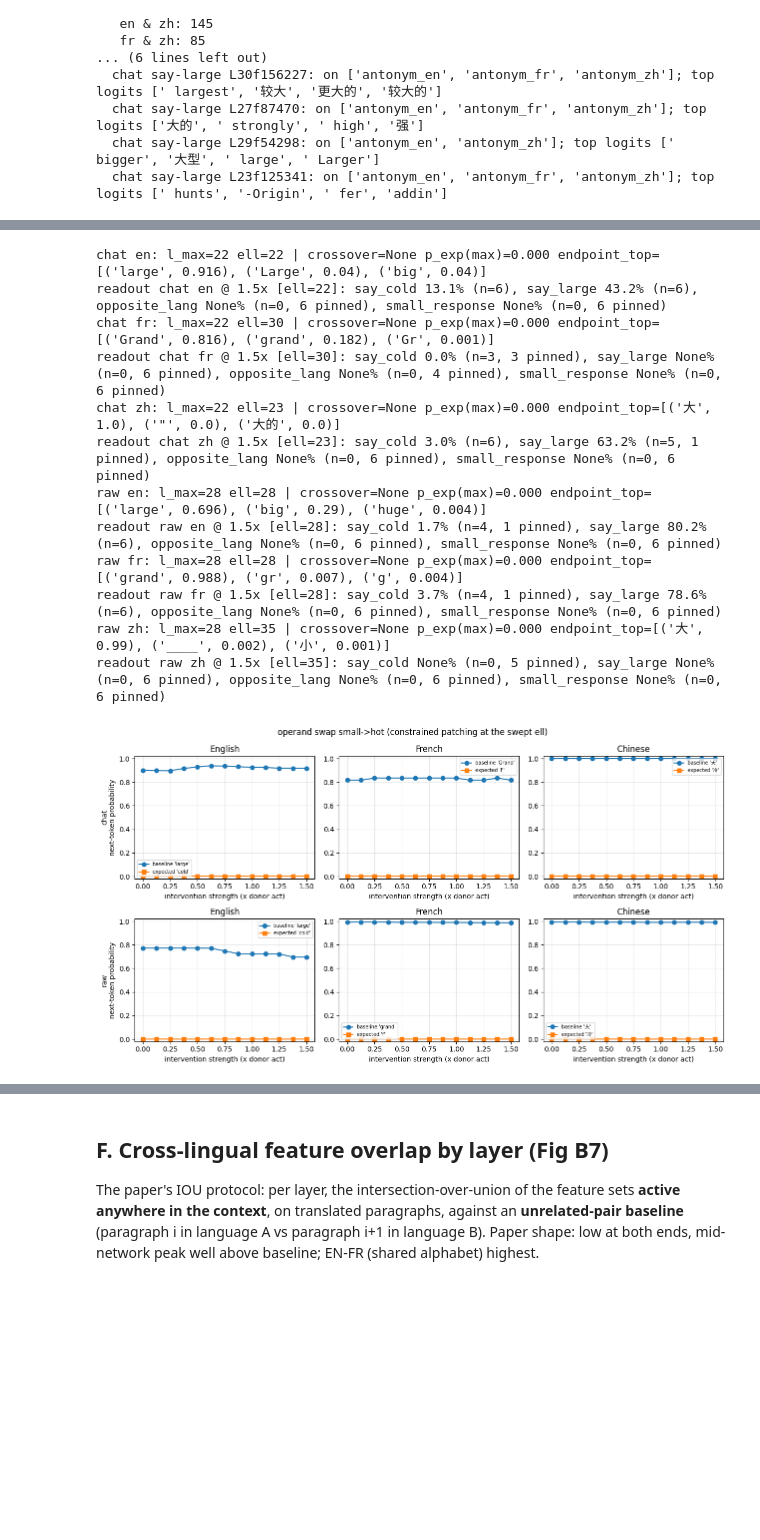
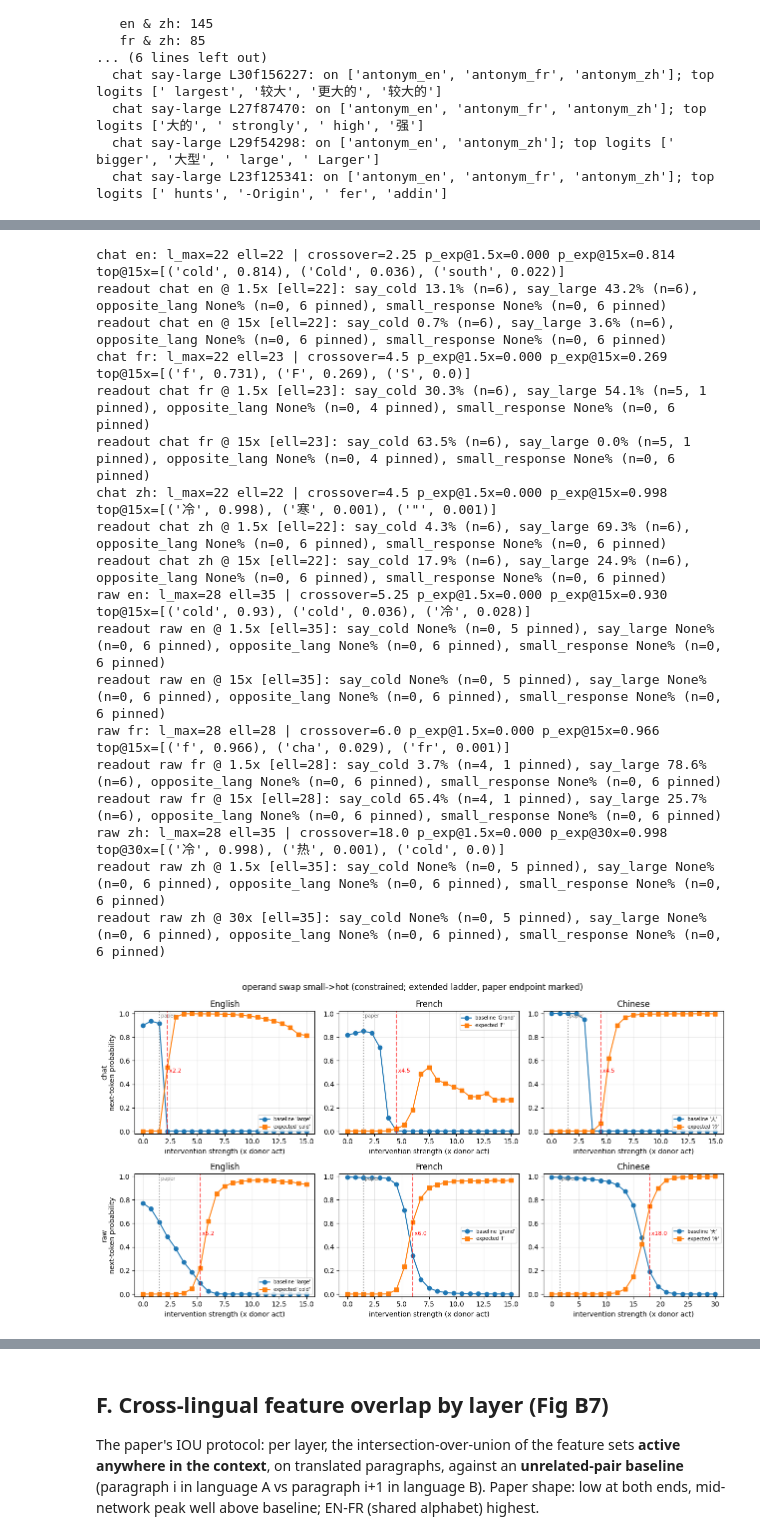
Before and after one commit to wdk0082/llm-circuits, a Jupyter notebook: notebooks/multilingual.ipynb, the cells around one changed output, grey strips where cells are left out. Drawn from its saved outputs; the diff is of its cells as text; code cells hidden in the pictures; blank space fills up the shorter version.

```diff
--- a/notebooks/multilingual.ipynb
+++ b/notebooks/multilingual.ipynb
@@ -505,6 +544,7 @@ L3–5), so `l_max = 22` and the say-cold / say-large readouts (L23+) sit above
 # %%
 kind = "operand"
-_, don_max = M.PAPER_SWAP_STRENGTHS[kind]
+_, don_paper = M.PAPER_SWAP_STRENGTHS[kind]  # 1.5 — the paper endpoint, an exact grid point
+N_STEPS = 21
 od_results, od_readouts = {}, {}
 for fmt in ("chat", "raw"):
     beh = behavior if fmt == "chat" else raw_behavior
@@ -512,6 +552,9 @@ for fmt in ("chat", "raw"):
     for lg in M.LANGS:
         rec = f"antonym_{lg}" if fmt == "chat" else f"raw_antonym_{lg}"
         opos = manifest["graphs"][rec]["operand_position"]
+        # v3.1: tenfold extension (0..15, step .75); the raw-zh hold-out gets twentyfold
+        # (0..30, step 1.5 — s=1.5 stays on-grid) per user decision 2026-07-12
+        ext = (-29.0, 30.0) if (fmt, lg) == ("raw", "zh") else (-14.0, 15.0)
         ivs_fn = M.swap_ivs_fn(
             SN[fmt]["small (multilingual)"],
             rec,
@@ -520,9 +563,10 @@ for fmt in ("chat", "raw"):
             donor_graph,
             [opos],
             kind=kind,
+            strengths=ext,
         )
         expected = beh["antonym_hot"][lg]["token_id"]
-        ell, curve = M.choose_swap_end_layer(model, tc, ids[rec], ivs_fn(don_max), expected)
+        ell, curve = M.choose_swap_end_layer(model, tc, ids[rec], ivs_fn(ext[1]), expected)
         r = M.supernode_swap_sweep(
             model,
             tc,
@@ -533,17 +577,22 @@ for fmt in ("chat", "raw"):
             baseline_token=beh["antonym"][lg]["token_id"],
             expected_token=expected,
             patch_end_layer=ell,
+            n_steps=N_STEPS,
+            strengths=ext,
         )
         r["l_max"] = curve.end_layers[0]
+        r["paper_endpoint"] = don_paper
         r["ell_curve"] = {
             "end_layers": curve.end_layers,
             "p_expected": [round(p, 4) for p in curve.probs],
         }
         r["operand_position"] = {int(opos): graphs[rec]["tokens"][opos]}
         od_results[f"{fmt}_{lg}"] = r
+        i_p = r["strengths"].index(don_paper)
         print(
             f"{fmt} {lg}: l_max={r['l_max']} ell={ell} | crossover={r['crossover']} "
-            f"p_exp(max)={max(r['p_expected']):.3f} endpoint_top={r['top_tokens'][-1][:3]}"
+            f"p_exp@{don_paper:g}x={r['p_expected'][i_p]:.3f} "
+            f"p_exp@{ext[1]:g}x={r['p_expected'][-1]:.3f} top@{ext[1]:g}x={r['top_tokens'][-1][:3]}"
         )
         ro = {
             "say_cold_pct_stored": (SN[fmt]["say cold (multilingual)"], donor_graph),
@@ -552,63 +601,73 @@ for fmt in ("chat", "raw"):
             "small_response_pct_baseline": (SN[fmt]["small (multilingual)"], None),
         }
         rl = M.readout_layers_above([sn for sn, _ in ro.values()], ell)
-        res = M.run_feature_intervention(
-            model,
-            tc,
-            ids[rec],
-            ivs_fn(don_max),
-            n_bos_tokens=M.N_BOS,
-            patch_end_layer=ell,
-            readout_layers=rl,
-        )
-        row = {
-            name: M.supernode_readout(
-                res, sn, rec, final_pos=fin[rec], ref_graph=rg, patch_end_layer=ell
+        for s in (don_paper, ext[1]):
+            res = M.run_feature_intervention(
+                model,
+                tc,
+                ids[rec],
+                ivs_fn(s),
+                n_bos_tokens=M.N_BOS,
+                patch_end_layer=ell,
+                readout_layers=rl,
             )
-            for name, (sn, rg) in ro.items()
-        }
-        od_readouts[f"{fmt}_{lg}@{don_max:g}x"] = row
-        M.print_readout_row(f"{fmt} {lg} @ {don_max:g}x [ell={ell}]", row)
+            row = {
+                name: M.supernode_readout(
+                    res, sn, rec, final_pos=fin[rec], ref_graph=rg, patch_end_layer=ell
+                )
+                for name, (sn, rg) in ro.items()
+            }
+            od_readouts[f"{fmt}_{lg}@{s:g}x"] = row
+            M.print_readout_row(f"{fmt} {lg} @ {s:g}x [ell={ell}]", row)
 
 fig, axes = plt.subplots(2, 3, figsize=(12.8, 7.0))
 for ri, fmt in enumerate(("chat", "raw")):
     beh = behavior if fmt == "chat" else raw_behavior
     token_strs = {
         lg: (
             tokenizer.decode([beh["antonym"][lg]["token_id"]]).strip(),
             tokenizer.decode([beh["antonym_hot"][lg]["token_id"]]).strip(),
         )
         for lg in M.LANGS
     }
     M.plot_swap_sweeps(
         {lg: od_results[f"{fmt}_{lg}"] for lg in M.LANGS},
         tokenizer,
         token_strs,
         title="",
         ax_row=axes[ri],
     )
+    for ax in axes[ri]:
+        ax.axvline(don_paper, color="grey", ls=":", alpha=0.8)
+        ax.text(don_paper, 1.0, " paper", color="grey", fontsize=7, va="top")
     axes[ri][0].set_ylabel(f"{fmt}\nnext-token probability")
-fig.suptitle("operand swap small->hot (constrained patching at the swept ell)")
+fig.suptitle("operand swap small->hot (constrained; extended ladder, paper endpoint marked)")
 fig.tight_layout()
 fig.savefig(OUT / "operand_sweep_constrained.png", dpi=130, bbox_inches="tight")
 plt.show()
 (OUT / "operand_results_constrained.json").write_text(
     json.dumps(od_results, indent=1, ensure_ascii=False, default=str)
 )
 (OUT / "operand_readouts_constrained.json").write_text(
     json.dumps(od_readouts, indent=1, ensure_ascii=False, default=str)
 )
 # %% [output]
-chat en: l_max=22 ell=22 | crossover=None p_exp(max)=0.000 endpoint_top=[('large', 0.916), ('Large', 0.04), ('big', 0.04)]
+chat en: l_max=22 ell=22 | crossover=2.25 p_exp@1.5x=0.000 p_exp@15x=0.814 top@15x=[('cold', 0.814), ('Cold', 0.036), ('south', 0.022)]
 readout chat en @ 1.5x [ell=22]: say_cold 13.1% (n=6), say_large 43.2% (n=6), opposite_lang None% (n=0, 6 pinned), small_response None% (n=0, 6 pinned)
-chat fr: l_max=22 ell=30 | crossover=None p_exp(max)=0.000 endpoint_top=[('Grand', 0.816), ('grand', 0.182), ('Gr', 0.001)]
-readout chat fr @ 1.5x [ell=30]: say_cold 0.0% (n=3, 3 pinned), say_large None% (n=0, 6 pinned), opposite_lang None% (n=0, 4 pinned), small_response None% (n=0, 6 pinned)
-chat zh: l_max=22 ell=23 | crossover=None p_exp(max)=0.000 endpoint_top=[('大', 1.0), ('"', 0.0), ('大的', 0.0)]
-readout chat zh @ 1.5x [ell=23]: say_cold 3.0% (n=6), say_large 63.2% (n=5, 1 pinned), opposite_lang None% (n=0, 6 pinned), small_response None% (n=0, 6 pinned)
-raw en: l_max=28 ell=28 | crossover=None p_exp(max)=0.000 endpoint_top=[('large', 0.696), ('big', 0.29), ('huge', 0.004)]
-readout raw en @ 1.5x [ell=28]: say_cold 1.7% (n=4, 1 pinned), say_large 80.2% (n=6), opposite_lang None% (n=0, 6 pinned), small_response None% (n=0, 6 pinned)
-raw fr: l_max=28 ell=28 | crossover=None p_exp(max)=0.000 endpoint_top=[('grand', 0.988), ('gr', 0.007), ('g', 0.004)]
+readout chat en @ 15x [ell=22]: say_cold 0.7% (n=6), say_large 3.6% (n=6), opposite_lang None% (n=0, 6 pinned), small_response None% (n=0, 6 pinned)
+chat fr: l_max=22 ell=23 | crossover=4.5 p_exp@1.5x=0.000 p_exp@15x=0.269 top@15x=[('f', 0.731), ('F', 0.269), ('S', 0.0)]
+readout chat fr @ 1.5x [ell=23]: say_cold 30.3% (n=6), say_large 54.1% (n=5, 1 pinned), opposite_lang None% (n=0, 4 pinned), small_response None% (n=0, 6 pinned)
+readout chat fr @ 15x [ell=23]: say_cold 63.5% (n=6), say_large 0.0% (n=5, 1 pinned), opposite_lang None% (n=0, 4 pinned), small_response None% (n=0, 6 pinned)
+chat zh: l_max=22 ell=22 | crossover=4.5 p_exp@1.5x=0.000 p_exp@15x=0.998 top@15x=[('冷', 0.998), ('寒', 0.001), ('"', 0.001)]
+readout chat zh @ 1.5x [ell=22]: say_cold 4.3% (n=6), say_large 69.3% (n=6), opposite_lang None% (n=0, 6 pinned), small_response None% (n=0, 6 pinned)
+readout chat zh @ 15x [ell=22]: say_cold 17.9% (n=6), say_large 24.9% (n=6), opposite_lang None% (n=0, 6 pinned), small_response None% (n=0, 6 pinned)
+raw en: l_max=28 ell=35 | crossover=5.25 p_exp@1.5x=0.000 p_exp@15x=0.930 top@15x=[('cold', 0.93), ('cold', 0.036), ('冷', 0.028)]
+readout raw en @ 1.5x [ell=35]: say_cold None% (n=0, 5 pinned), say_large None% (n=0, 6 pinned), opposite_lang None% (n=0, 6 pinned), small_response None% (n=0, 6 pinned)
+readout raw en @ 15x [ell=35]: say_cold None% (n=0, 5 pinned), say_large None% (n=0, 6 pinned), opposite_lang None% (n=0, 6 pinned), small_response None% (n=0, 6 pinned)
+raw fr: l_max=28 ell=28 | crossover=6.0 p_exp@1.5x=0.000 p_exp@15x=0.966 top@15x=[('f', 0.966), ('cha', 0.029), ('fr', 0.001)]
 readout raw fr @ 1.5x [ell=28]: say_cold 3.7% (n=4, 1 pinned), say_large 78.6% (n=6), opposite_lang None% (n=0, 6 pinned), small_response None% (n=0, 6 pinned)
-raw zh: l_max=28 ell=35 | crossover=None p_exp(max)=0.000 endpoint_top=[('大', 0.99), ('____', 0.002), ('小', 0.001)]
+readout raw fr @ 15x [ell=28]: say_cold 65.4% (n=4, 1 pinned), say_large 25.7% (n=6), opposite_lang None% (n=0, 6 pinned), small_response None% (n=0, 6 pinned)
+raw zh: l_max=28 ell=35 | crossover=18.0 p_exp@1.5x=0.000 p_exp@30x=0.998 top@30x=[('冷', 0.998), ('热', 0.001), ('cold', 0.0)]
 readout raw zh @ 1.5x [ell=35]: say_cold None% (n=0, 5 pinned), say_large None% (n=0, 6 pinned), opposite_lang None% (n=0, 6 pinned), small_response None% (n=0, 6 pinned)
+readout raw zh @ 30x [ell=35]: say_cold None% (n=0, 5 pinned), say_large None% (n=0, 6 pinned), opposite_lang None% (n=0, 6 pinned), small_response None% (n=0, 6 pinned)
-[figure, old version]
+[figure, new version]
```
Also changed, not shown: parts of 12 cells of this notebook, 12 other files.
